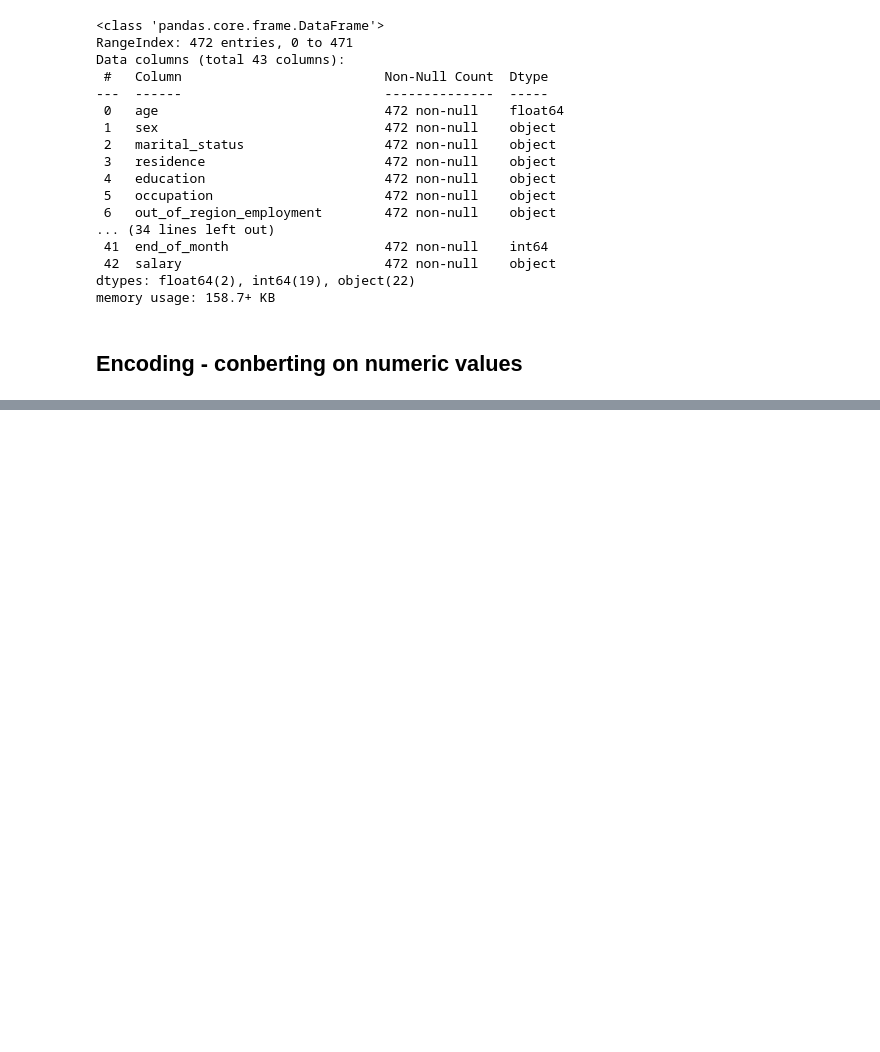
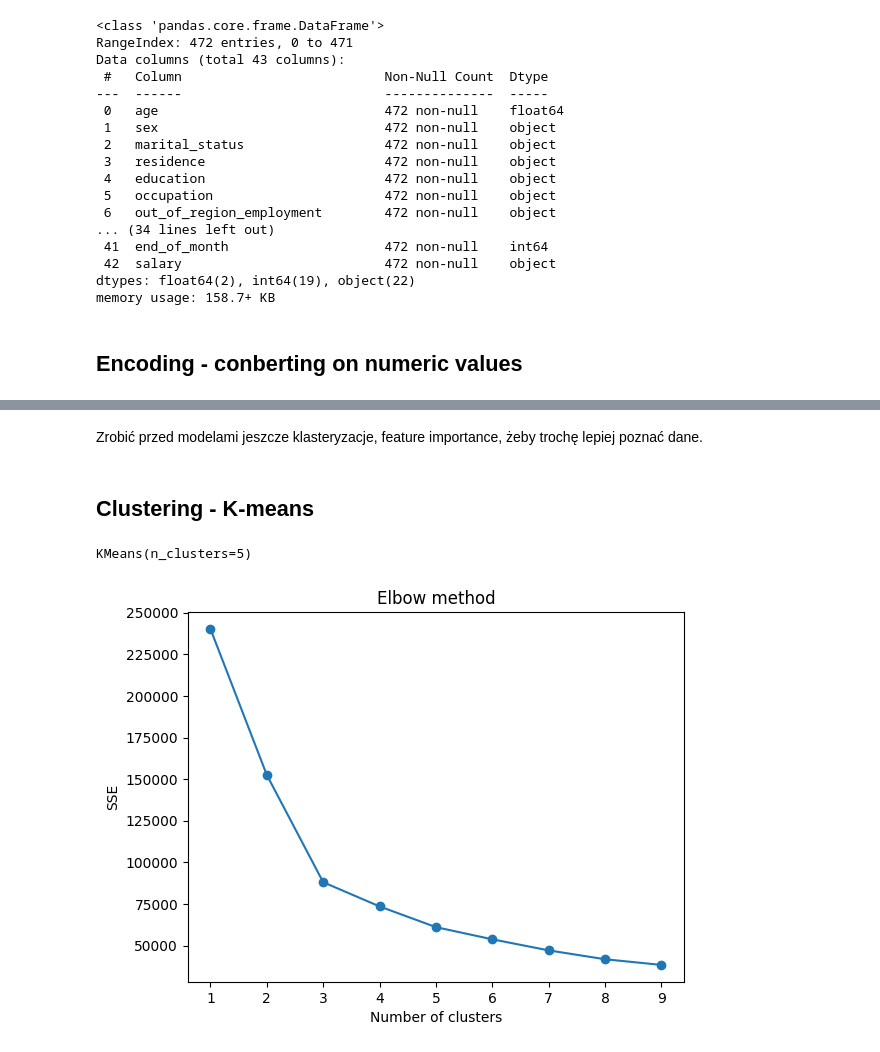
Before and after one commit to wksiazak/Earthquake_classifcation_project, a Jupyter notebook: Earthquake_Perception.ipynb, the cells around one changed output, grey strips where cells are left out. Cells and saved outputs as stored; diff of their text form; code cells hidden in the pictures; blank space fills up the shorter version.

```diff
--- a/Earthquake_Perception.ipynb
+++ b/Earthquake_Perception.ipynb
@@ -391,0 +739,28 @@ memory usage: 158.7+ KB
+# %% [markdown]
+Zrobić przed modelami jeszcze klasteryzacje, feature importance, żeby trochę lepiej poznać dane.
+# %% [markdown]
+## Clustering - K-means
+# %%
+model_kmeans = KMeans(n_clusters=5)
+model_kmeans.fit(data)
+# %% [output]
+KMeans(n_clusters=5)
+# %%
+ks = range(1, 10)
+inertias = []
+
+for k in ks:
+  model = KMeans(n_clusters=k)
+  model.fit(data)
+  # wyliczanie sse dla każdego modelu
+  inertias.append(model.inertia_)
+# %%
+fig, ax = plt.subplots()
+ax.plot(ks, inertias, '-o')
+ax.set_xlabel('Number of clusters')
+ax.set_ylabel('SSE')
+ax.set_xticks(ks)
+plt.title('Elbow method')
+plt.show()
+# %% [output]
+[figure, added]
```
Also changed, not shown: parts of 54 cells of this notebook.
